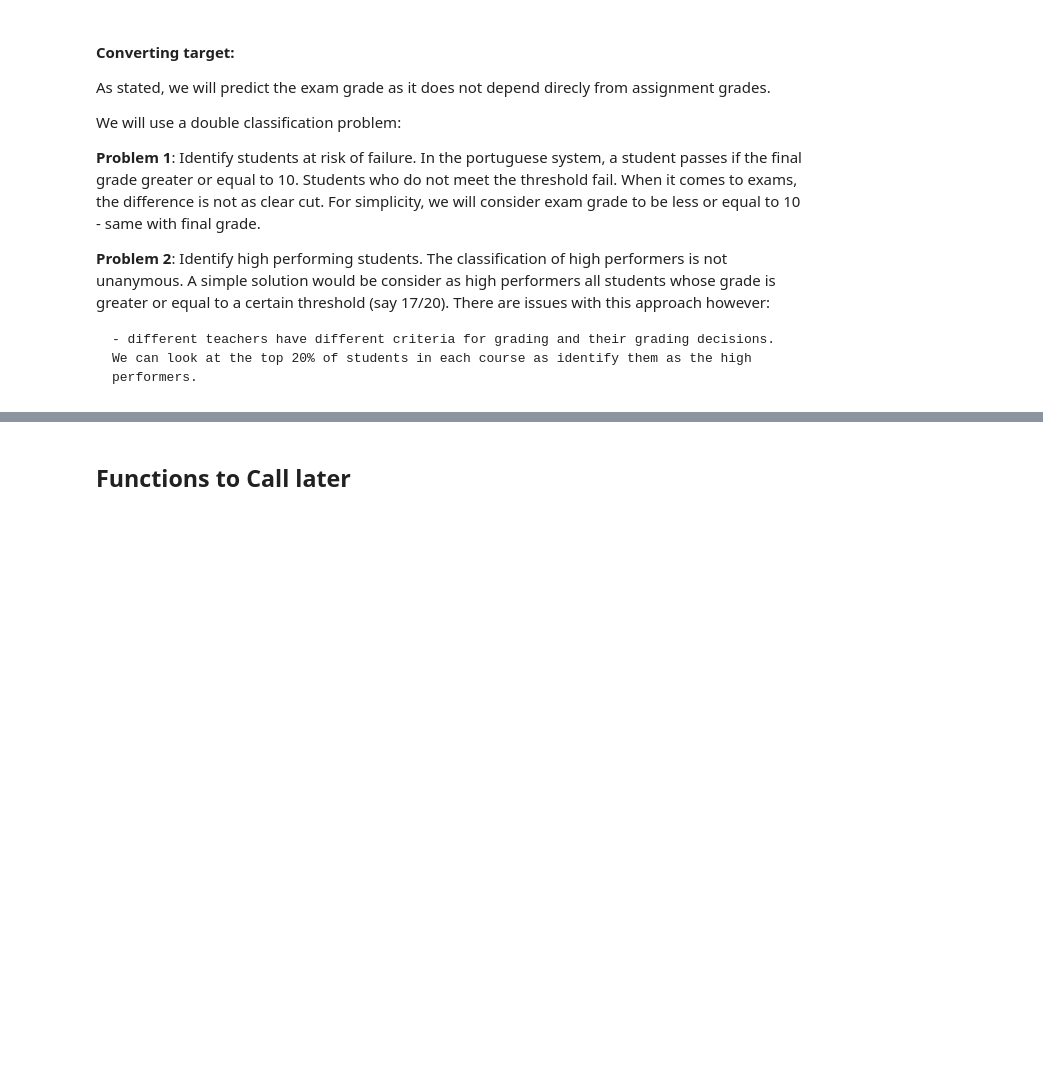
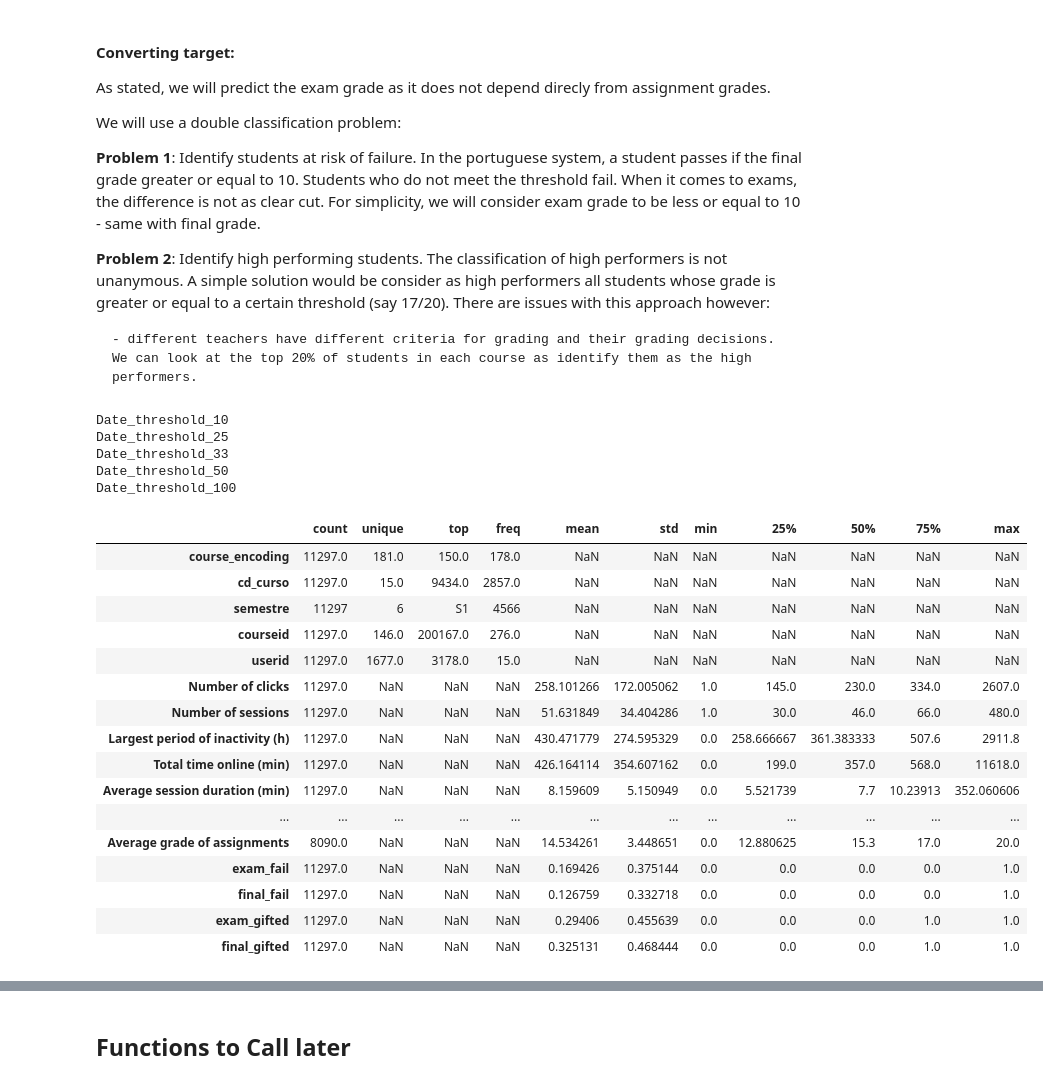
Before and after one commit to RicardoSantos0/timely_accurate_portable, a Jupyter notebook: Notebooks/4.1 Feature Selection and Modelling - Nova IMS.ipynb, the cells around one changed output, grey strips where cells are left out. Saved outputs shown, nothing was run; the diff lists cells and outputs as text; code cells hidden in the pictures; blank space fills up the shorter version.

```diff
--- a/Notebooks/4.1 Feature Selection and Modelling - Nova IMS.ipynb
+++ b/Notebooks/4.1 Feature Selection and Modelling - Nova IMS.ipynb
@@ -198,29 +223,52 @@ We will use a double classification problem:
     - different teachers have different criteria for grading and their grading decisions. We can look at the top 20% of students in each course as identify them as the high performers.
 # %%
 #create dicts with proposed gifted student threshold
-exam_gifted_threshold = course_programs[i].groupby('course_encoding')['exam_mark'].quantile(.75).to_dict()
-final_gifted_threshold = course_programs[i].groupby('course_encoding')['final_mark'].quantile(.75).to_dict()
+exam_gifted_threshold = course_programs['Date_threshold_100'].groupby('course_encoding')['exam_mark'].quantile(.85).to_dict()
+final_gifted_threshold = course_programs['Date_threshold_100'].groupby('course_encoding')['final_mark'].quantile(.85).to_dict()
 
 #create loops for targets
-
 for i in tqdm(course_programs):
     print(i)
 
     #create new columns with the threshold of grades
     course_programs[i]['exam_gifted_threshold'] = course_programs[i]['exam_mark'].map(exam_gifted_threshold)
-    course_programs[i]['final_gifted_threshold'] = course_programs[i]['exam_mark'].map(final_gifted_threshold)
+    course_programs[i]['final_gifted_threshold'] = course_programs[i]['final_mark'].map(final_gifted_threshold)
 
     #deal with risk of failure
     course_programs[i]['exam_fail'] = np.where(course_programs[i]['exam_mark'] > 11, 0, 1) #at risk in exam
     course_programs[i]['final_fail'] = np.where(course_programs[i]['final_mark'] > 11, 0, 1) #at risk in final grade
 
     #deal with gifted classification
-    course_programs[i]['exam_gifted'] = np.where(course_programs[i]['exam_mark'] > course_programs[i]['exam_gifted_threshold'],
+    course_programs[i]['exam_gifted'] = np.where(course_programs[i]['exam_mark'] >= course_programs[i]['exam_gifted_threshold'],
                                                                                                                             1, 0) #gifted students according to exam grade
-    course_programs[i]['final_gifted'] = np.where(course_programs[i]['final_mark'] > course_programs[i]['final_gifted_threshold'],
+    course_programs[i]['final_gifted'] = np.where(course_programs[i]['final_mark'] >= course_programs[i]['final_gifted_threshold'],
                                                                                                                             1, 0) #gifted students according to final grade
 
     #delete threshold columns,
     course_programs[i].drop(['exam_gifted_threshold', 'final_gifted_threshold'], axis = 1, inplace = True)
+# %% [output]
+Date_threshold_10
+Date_threshold_25
+Date_threshold_33
+Date_threshold_50
+Date_threshold_100
 # %%
-course_programs['Date_threshold_100'].describe(include = 'all')
+course_programs['Date_threshold_100'].describe(include = 'all').T
+# %% [output]
+|  | count | unique | top | freq | mean | std | min | 25% | 50% | 75% | max |
+| course_encoding | 11297.0 | 181.0 | 150.0 | 178.0 | NaN | NaN | NaN | NaN | NaN | NaN | NaN |
+| cd_curso | 11297.0 | 15.0 | 9434.0 | 2857.0 | NaN | NaN | NaN | NaN | NaN | NaN | NaN |
+| semestre | 11297 | 6 | S1 | 4566 | NaN | NaN | NaN | NaN | NaN | NaN | NaN |
+| courseid | 11297.0 | 146.0 | 200167.0 | 276.0 | NaN | NaN | NaN | NaN | NaN | NaN | NaN |
+| userid | 11297.0 | 1677.0 | 3178.0 | 15.0 | NaN | NaN | NaN | NaN | NaN | NaN | NaN |
+| Number of clicks | 11297.0 | NaN | NaN | NaN | 258.101266 | 172.005062 | 1.0 | 145.0 | 230.0 | 334.0 | 2607.0 |
+| Number of sessions | 11297.0 | NaN | NaN | NaN | 51.631849 | 34.404286 | 1.0 | 30.0 | 46.0 | 66.0 | 480.0 |
+| Largest period of inactivity (h) | 11297.0 | NaN | NaN | NaN | 430.471779 | 274.595329 | 0.0 | 258.666667 | 361.383333 | 507.6 | 2911.8 |
+| Total time online (min) | 11297.0 | NaN | NaN | NaN | 426.164114 | 354.607162 | 0.0 | 199.0 | 357.0 | 568.0 | 11618.0 |
+| Average session duration (min) | 11297.0 | NaN | NaN | NaN | 8.159609 | 5.150949 | 0.0 | 5.521739 | 7.7 | 10.23913 | 352.060606 |
+| ... | ... | ... | ... | ... | ... | ... | ... | ... | ... | ... | ... |
+| Average grade of assignments | 8090.0 | NaN | NaN | NaN | 14.534261 | 3.448651 | 0.0 | 12.880625 | 15.3 | 17.0 | 20.0 |
+| exam_fail | 11297.0 | NaN | NaN | NaN | 0.169426 | 0.375144 | 0.0 | 0.0 | 0.0 | 0.0 | 1.0 |
+| final_fail | 11297.0 | NaN | NaN | NaN | 0.126759 | 0.332718 | 0.0 | 0.0 | 0.0 | 0.0 | 1.0 |
+| exam_gifted | 11297.0 | NaN | NaN | NaN | 0.29406 | 0.455639 | 0.0 | 0.0 | 0.0 | 1.0 | 1.0 |
+| final_gifted | 11297.0 | NaN | NaN | NaN | 0.325131 | 0.468444 | 0.0 | 0.0 | 0.0 | 1.0 | 1.0 |
```
Also changed, not shown: parts of 27 cells of this notebook, 13 other files.
